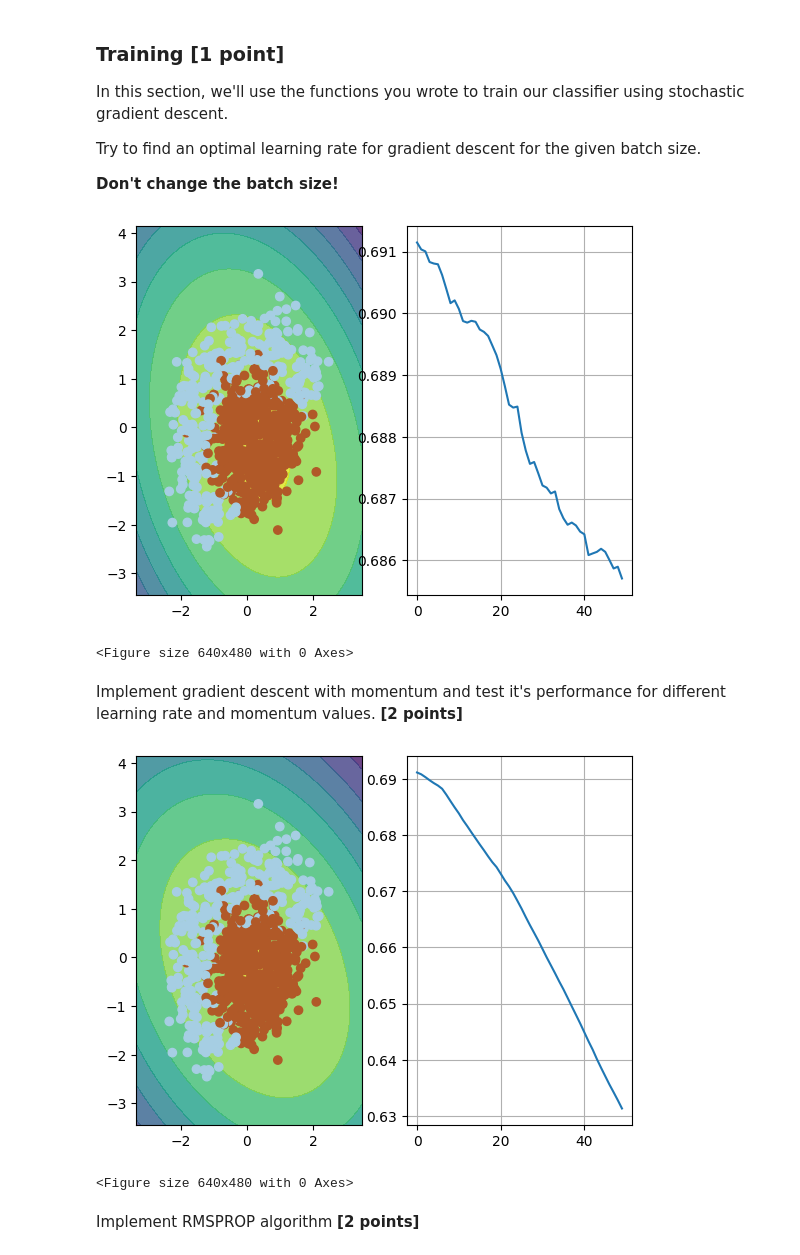
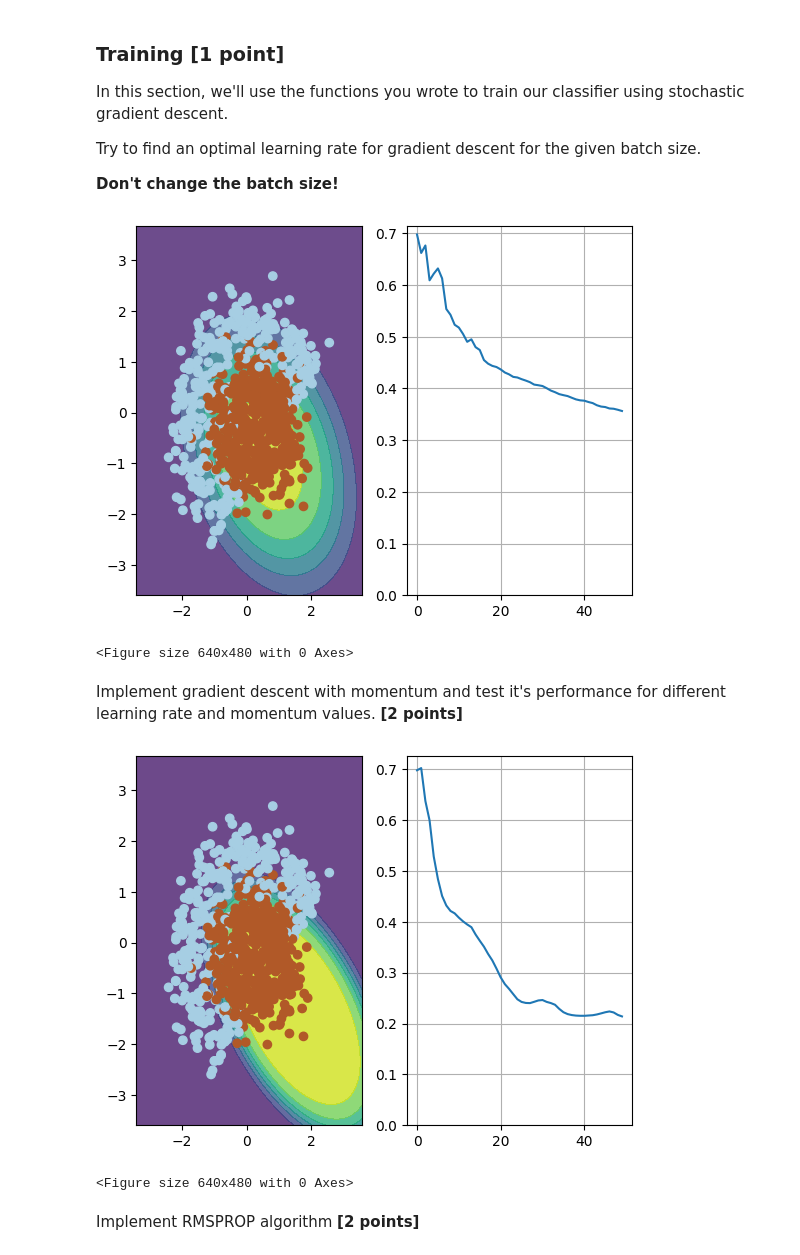
Before and after one commit to AlexDorosh55/Practical_DL, a Jupyter notebook: week01_backprop/adaptive_sgd.ipynb, the cells around one changed output. Drawn from its saved outputs; the diff is of its cells as text; code cells hidden in the pictures.

```diff
--- a/week01_backprop/adaptive_sgd.ipynb
+++ b/week01_backprop/adaptive_sgd.ipynb
@@ -112,7 +112,7 @@ def classify(X, w):
     :param w: weight vector w of shape [6] for each of the expanded features
     :returns: an array of predicted probabilities in [0,1] interval.
     """
-    z = np.dot(X, w)
+    z = np.dot(expand(X), w)
     return 1 / (1 + np.exp(-z))
 # %%
 #sample usage / test just as the previous one
@@ -142,7 +142,7 @@ def compute_loss(X, y, w):
     :param w: weight vector w of shape [6]
     :returns: a single scalar representing the mean negative log-likelihood.
     """
-    z = np.dot(X, w)
+    z = np.dot(expand(X), w)
 
     p = 1.0 / (1.0 + np.exp(-z))
 
@@ -173,6 +173,7 @@ def compute_grad(X, y, w):
     Given feature matrix X [n_samples,2], target vector y [n_samples] of +1/0,
     and weight vector w [6], compute vector [6] of derivatives of L over each weights.
     """
+    X = expand(X)
     p = 1.0 / (1.0 + np.exp(- X@w))
     N = X.shape[0]
     return X.T @ (p - y) / N
@@ -198,10 +199,8 @@ y_min, y_max = X[:, 1].min() - 1, X[:, 1].max() + 1
 xx, yy = np.meshgrid(np.arange(x_min, x_max, h), np.arange(y_min, y_max, h))
 def visualize(X, y, w, history):
     """draws classifier prediction with matplotlib magic"""
-    points = np.c_[xx.ravel(), yy.ravel()]
-    Z = classify(expand(points), w)
+    Z = classify(np.c_[xx.ravel(), yy.ravel()], w)
     Z = Z.reshape(xx.shape)
-
     plt.subplot(1,2,1)
     plt.contourf(xx, yy, Z, alpha=0.8)
     plt.scatter(X[:, 0], X[:, 1], c=y, cmap=plt.cm.Paired)
@@ -211,6 +210,8 @@ def visualize(X, y, w, history):
     plt.subplot(1,2,2)
     plt.plot(history)
     plt.grid()
+    ymin, ymax = plt.ylim()
+    plt.ylim(0, ymax)
     display.clear_output(wait=True)
     plt.show()
 # %%
@@ -227,24 +228,24 @@ Try to find an optimal learning rate for gradient descent for the given batch si
 # %%
 w = np.array([0,0,0,0,0,1])
 
 
-alpha = 3e-4
+alpha = 1e-1
 
 n_iter = 50
 batch_size = 4
 loss = np.zeros(n_iter)
 plt.figure(figsize=(12,6))
 for i in range(n_iter):
     ind = np.random.choice(X.shape[0], batch_size)
-    loss[i] = compute_loss(expand(X), y, w)
+    loss[i] = compute_loss(X, y, w)
     visualize(X[ind,:], y[ind], w, loss)
 
-    w = w - alpha * compute_grad(expand(X)[ind,:], y[ind], w)
+    w = w - alpha * compute_grad(X[ind,:], y[ind], w)
 
 visualize(X, y, w, loss)
 plt.clf()
 # %% [output]
-[figure, old version]
+[figure, new version]
 <Figure size 640x480 with 0 Axes>
 # %% [markdown]
 Implement gradient descent with momentum and test it's performance for different learning rate and momentum values. __[2 points]__
@@ -252,7 +253,7 @@ Implement gradient descent with momentum and test it's performance for different
 w = np.array([0,0,0,0,0,1])
 v = np.zeros_like(w)
 
-alpha = 3e-4
+alpha = 1e-1
 mu    = 0.9
 
 n_iter = 50
@@ -261,15 +262,15 @@ loss = np.zeros(n_iter)
 plt.figure(figsize=(12,5))
 for i in range(n_iter):
     ind = np.random.choice(X.shape[0], batch_size)
-    loss[i] = compute_loss(expand(X), y, w)
+    loss[i] = compute_loss(X, y, w)
     visualize(X[ind,:], y[ind], w, loss)
-    v = alpha * compute_grad(expand(X)[ind,:], y[ind], w) + mu*v
+    v = alpha * compute_grad(X[ind,:], y[ind], w) + mu*v
     w = w - v
 
 visualize(X, y, w, loss)
 plt.clf()
 # %% [output]
-[figure, old version]
+[figure, new version]
 <Figure size 640x480 with 0 Axes>
 # %% [markdown]
 Implement RMSPROP algorithm __[2 points]__
```
Also changed, not shown: parts of 10 cells of this notebook.
